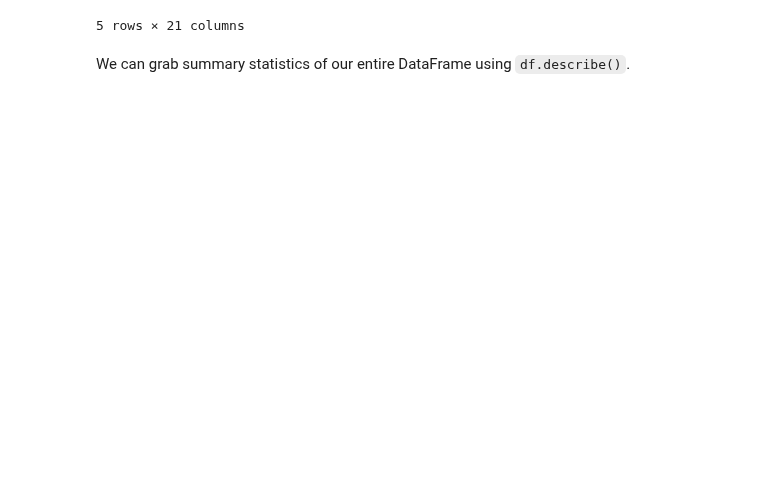
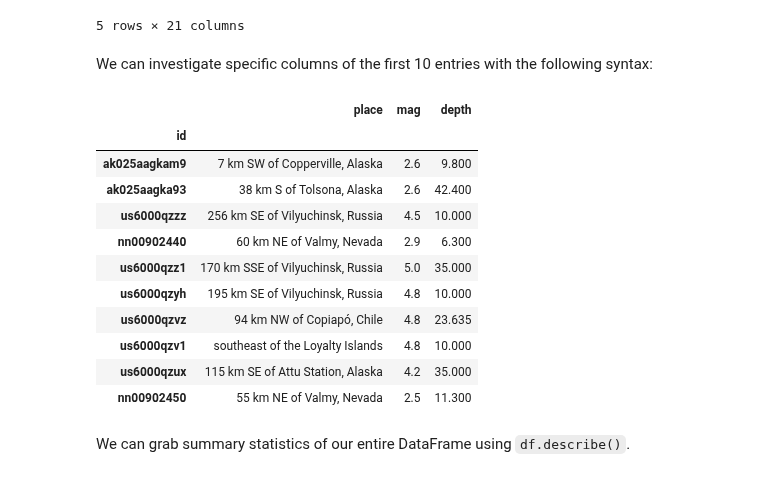
Before and after one commit to eldavenport/SIO-PythonEarthScience, a Jupyter notebook: docs/in_workshop/python_earth_science/pandas.ipynb, the cells around one changed output. Drawn from its saved outputs; the diff is of its cells as text; code cells hidden in the pictures; blank space fills up the shorter version.

```diff
--- a/docs/in_workshop/python_earth_science/pandas.ipynb
+++ b/docs/in_workshop/python_earth_science/pandas.ipynb
@@ -99,6 +103,23 @@ df.head()
 | nn00902440 | 2025-08-11 21:24:31.503000+00:00 | 41.2421 | -116.7149 | 6.3 | 2.9 | ml | 14.0 | 144.57 | 0.342 | 0.1627 | ... | ... |
 | us6000qzz1 | 2025-08-11 21:02:42.456000+00:00 | 51.6515 | 159.7787 | 35.0 | 5.0 | mb | 61.0 | 106.00 | 1.539 | 0.6000 | ... | ... |
 5 rows × 21 columns
+# %% [markdown]
+We can investigate specific columns of the first 10 entries with the following syntax:
+# %%
+df[['place', 'mag','depth']].head(n=10)
+# %% [output]
+|  | place | mag | depth |
+| id |  |  |  |
+| ak025aagkam9 | 7 km SW of Copperville, Alaska | 2.6 | 9.800 |
+| ak025aagka93 | 38 km S of Tolsona, Alaska | 2.6 | 42.400 |
+| us6000qzzz | 256 km SE of Vilyuchinsk, Russia | 4.5 | 10.000 |
+| nn00902440 | 60 km NE of Valmy, Nevada | 2.9 | 6.300 |
+| us6000qzz1 | 170 km SSE of Vilyuchinsk, Russia | 5.0 | 35.000 |
+| us6000qzyh | 195 km SE of Vilyuchinsk, Russia | 4.8 | 10.000 |
+| us6000qzvz | 94 km NW of Copiapó, Chile | 4.8 | 23.635 |
+| us6000qzv1 | southeast of the Loyalty Islands | 4.8 | 10.000 |
+| us6000qzux | 115 km SE of Attu Station, Alaska | 4.2 | 35.000 |
+| nn00902450 | 55 km NE of Valmy, Nevada | 2.5 | 11.300 |
 # %% [markdown]
 We can grab summary statistics of our entire DataFrame using `df.describe()`.
 # %%
```
Also changed, not shown: parts of 10 cells of this notebook.
